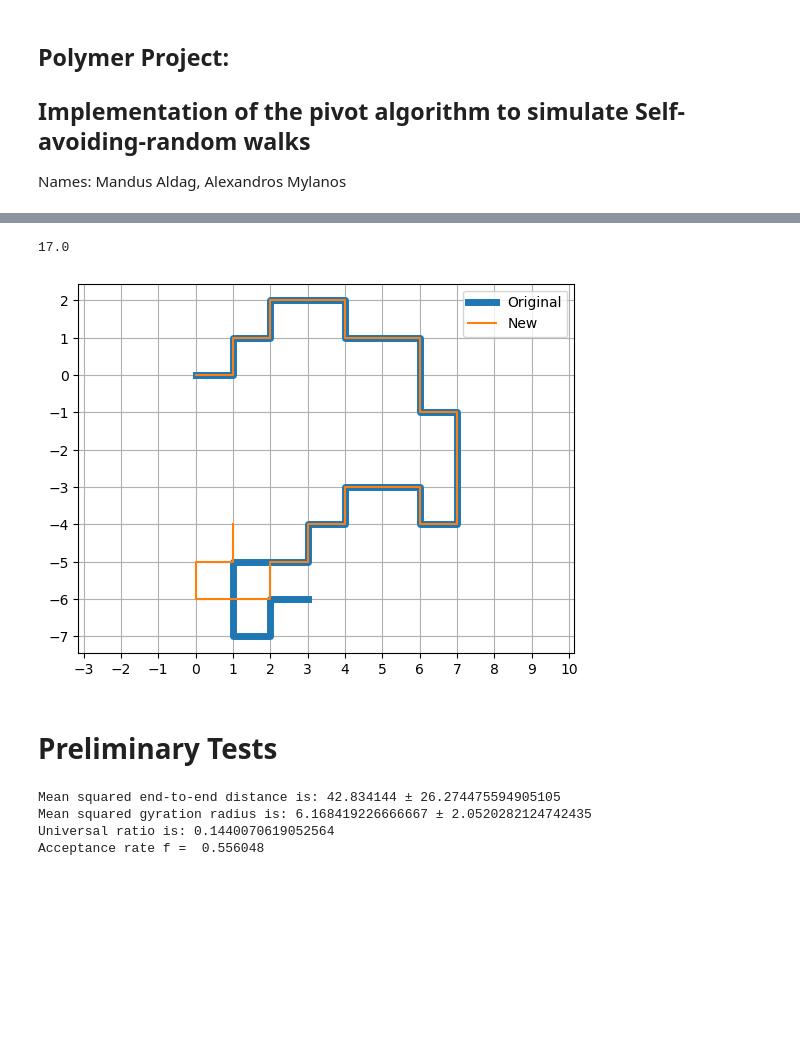
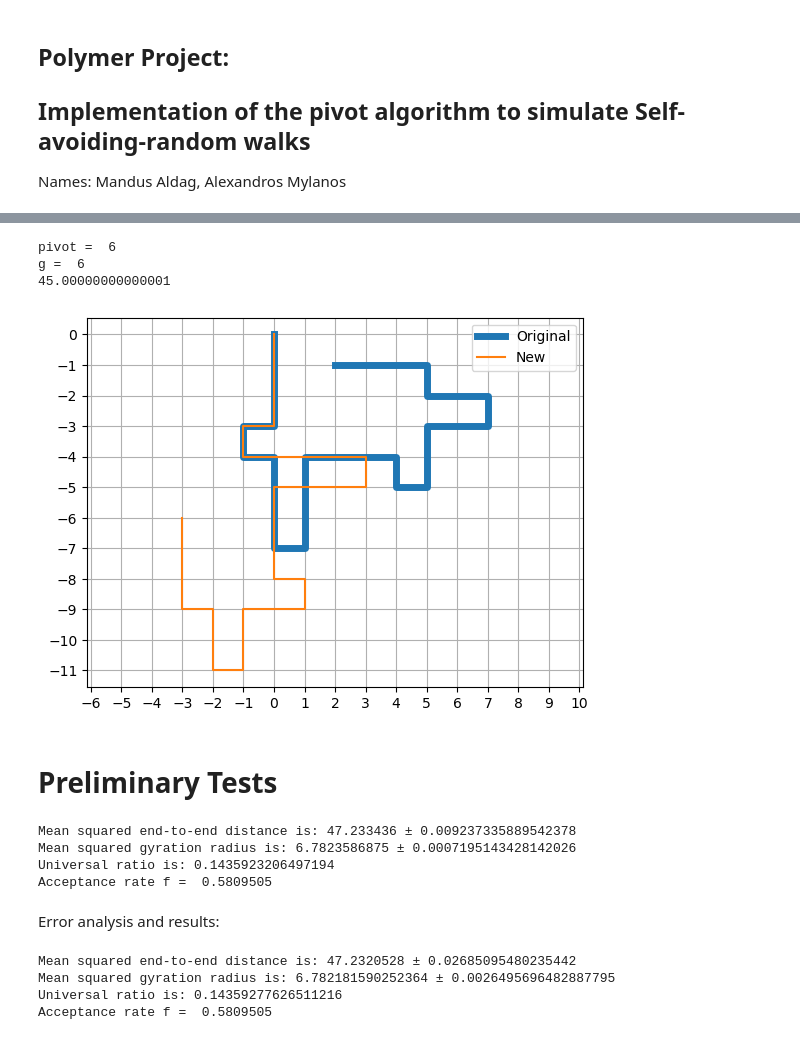
Before and after one commit to mandus24/ComputationalPhysics, a Jupyter notebook: polymer/polymer.ipynb, the cells around one changed output, grey strips where cells are left out. Saved outputs shown, nothing was run; the diff lists cells and outputs as text; code cells hidden in the pictures; blank space fills up the shorter version.

Commit message:
testing error analysis

```diff
--- a/polymer/polymer.ipynb
+++ b/polymer/polymer.ipynb
@@ -102,10 +106,6 @@ def initial_SAW(N: int): #Dimerisation
 
         return concatenated
 # %%
-def pivot_point(coord):
-    N = np.size(coord,axis=1)
-    return np.random.randint(1,N)
-
 def symmetry_op(coord):
     N = np.size(coord,axis=1)
     g = np.random.randint(0,7)
@@ -130,14 +130,16 @@ def symmetry_op(coord):
     elif g==6: #diagonal reflection upperleft-bottomright
         for i in range(N):
             coord[:,i] = np.dot(np.array([[0,-1],[-1,0]]), coord[:,i])
-    #print("g = ",g)
+    if debug:
+        print("g = ",g)
     return coord
 # %%
 def pivot_step(coord):
     global accepted
     N = np.size(coord,axis=1)
-    pivot = np.random.randint(1,N-1)
-    #print("pivot = ",pivot)
+    pivot = np.random.randint(1,N)
+    if debug:
+        print("pivot = ",pivot)
     to_be_operated = coord[:,pivot:]
     to_be_operated = (to_be_operated.T-to_be_operated[:,0]).T
     operated = symmetry_op(to_be_operated)
@@ -146,7 +148,8 @@ def pivot_step(coord):
     coord_new = np.concatenate((coord[:,:pivot],operated),axis=1)
     not_selfavoidant = check_self_avoidance(coord_new,pivot)
     if not_selfavoidant:
-        #print("Not selfavoidant")
+        if debug:
+            print("Not selfavoidant")
         return coord
     else:
         accepted +=1
@@ -198,38 +213,54 @@ def integrated_autocorrelation_time(timeseries, mean=None, until=None):
 # %%
 test = initial_SAW(30)
+debug = 1
 plt.plot(test[0,:],test[1,:],linewidth=5,label="Original")
 new = pivot_step(test)
 print(squared_end_to_end(new))
 plt.plot(new[0,:],new[1,:],label="New")
 ax = plt.gca()
 ax.xaxis.set_major_locator(MultipleLocator(1))  # X ticks every 1 unit
 ax.yaxis.set_major_locator(MultipleLocator(1))
 plt.axis("equal")
 plt.legend()
 plt.grid()
 plt.show()
 # %% [output]
-17.0
+pivot =  6
+g =  6
+45.00000000000001
-[figure, old version]
+[figure, new version]
 # %% [markdown]
 # Preliminary Tests
+# %%
+iterations = 10**7
+N=16
+coord = initial_SAW(N)
+accepted = 0
+debug = 0
+ω_squared, S_squared,f = pivot_run(coord,iterations)
+# %% [output]
+Mean squared end-to-end distance is: 47.233436 ± 0.009237335889542378
+Mean squared gyration radius is: 6.7823586875 ± 0.0007195143428142026
+Universal ratio is: 0.1435923206497194
+Acceptance rate f =  0.5809505
+# %% [markdown]
+Error analysis and results:
 # %%
-iterations = 10**6
-N=15
-coord = initial_SAW(N)
-accepted = 0
-ω_squared, S_squared,f = pivot_run(coord,iterations)
-mean_ω_squared = np.mean((ω_squared))
-mean_S_squared = np.mean((S_squared))
-std_ω_squared = np.std((ω_squared))
-std_S_squared = np.std((S_squared))
+error_ω_squared,τ_int_bin_ω_squared  = binning_analyis(ω_squared,200)
+error_S_squared,τ_int_bin_S_squared  = binning_analyis(S_squared,200)
+uncorrelated_ω_squared = ω_squared[::τ_int_bin_ω_squared]
+uncorrelated_S_squared = S_squared[::τ_int_bin_S_squared]
+mean_ω_squared = np.mean(uncorrelated_ω_squared)
+mean_S_squared = np.mean(uncorrelated_S_squared)
 ur = mean_S_squared/mean_ω_squared
-print(f"Mean squared end-to-end distance is: {mean_ω_squared} ± {std_ω_squared}")
-print(f"Mean squared gyration radius is: {mean_S_squared} ± {std_S_squared}")
+
+
+print(f"Mean squared end-to-end distance is: {mean_ω_squared} ± {error_ω_squared[-1]}")
+print(f"Mean squared gyration radius is: {mean_S_squared} ± {error_S_squared[-1]}")
 print(f"Universal ratio is: {ur}")
 print(f"Acceptance rate f = ",f)
 # %% [output]
-Mean squared end-to-end distance is: 42.834144 ± 26.274475594905105
-Mean squared gyration radius is: 6.168419226666667 ± 2.0520282124742435
-Universal ratio is: 0.1440070619052564
-Acceptance rate f =  0.556048
+Mean squared end-to-end distance is: 47.2320528 ± 0.02685095480235442
+Mean squared gyration radius is: 6.782181590252364 ± 0.0026495696482887795
+Universal ratio is: 0.14359277626511216
+Acceptance rate f =  0.5809505
```
Also changed, not shown: parts of 14 cells of this notebook.
